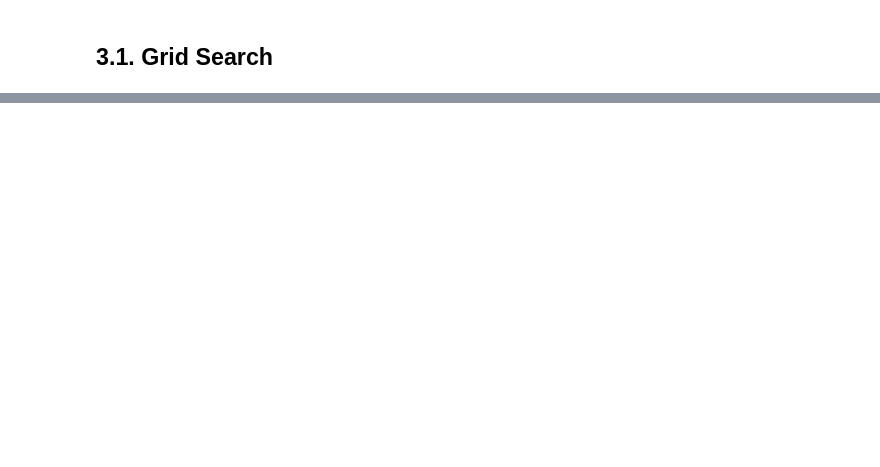
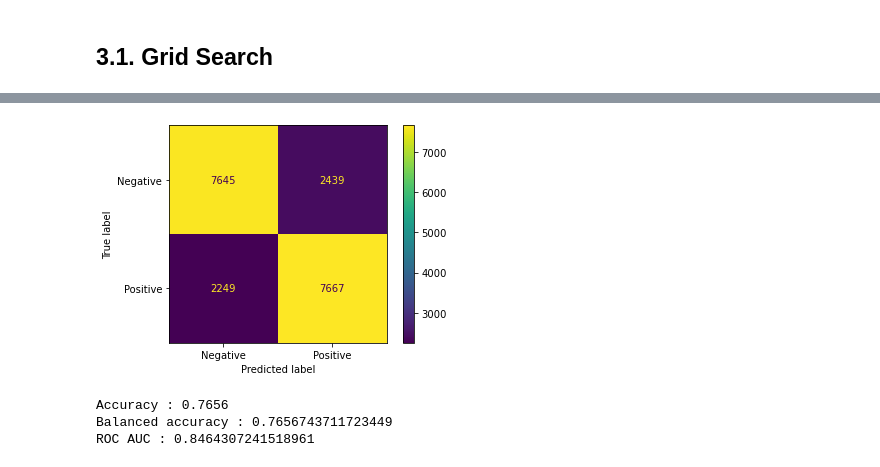
Before and after one commit to baptiste-pasquier/data_2A, a Jupyter notebook: model-NB.ipynb, the cells around one changed output, grey strips where cells are left out. Cells and saved outputs as stored; diff of their text form; code cells hidden in the pictures; blank space fills up the shorter version.

```diff
--- a/model-NB.ipynb
+++ b/model-NB.ipynb
@@ -368,0 +356,7 @@ grid_clf.best_params_
+# %%
+conf_matrix(X, y, TfidfVectorizer(max_features=10000), MultinomialNB(alpha=1))
+# %% [output]
+[figure, added]
+Accuracy : 0.7656
+Balanced accuracy : 0.7656743711723449
+ROC AUC : 0.8464307241518961
```
Also changed, not shown: parts of 13 cells of this notebook.
